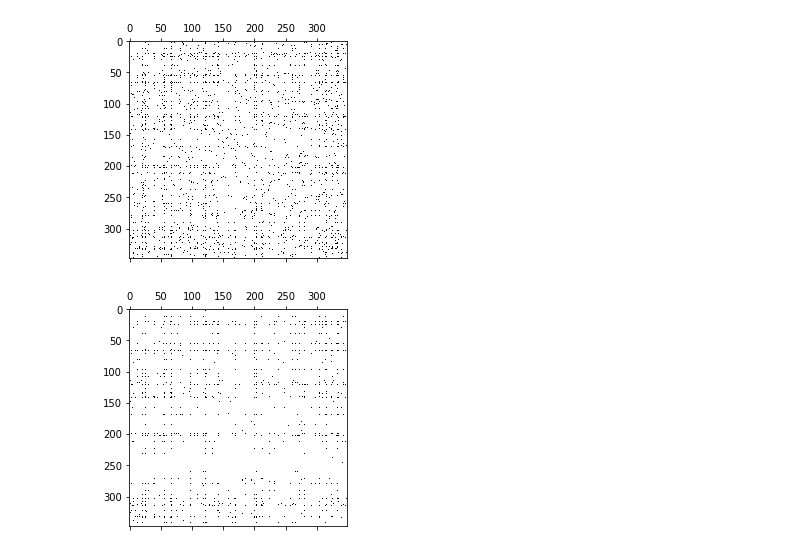
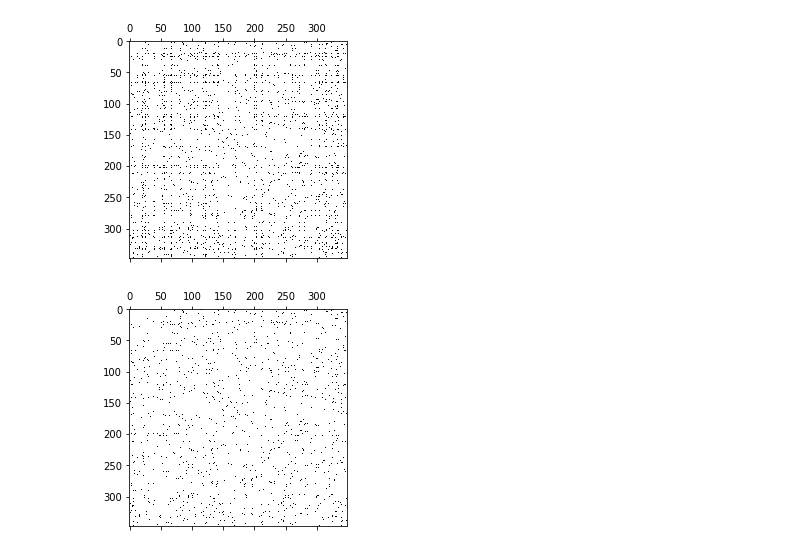
Before and after one commit to barbafrank/LCP_projects_Y2, a Jupyter notebook: Clustering.ipynb, the cells around one changed output. Saved outputs shown, nothing was run; the diff lists cells and outputs as text; code cells hidden in the pictures.

Commit message:
changed local pagerank func to fix bug found during testing

```diff
--- a/Clustering.ipynb
+++ b/Clustering.ipynb
@@ -20,13 +20,13 @@ plt.show()
 [figure]
 # %%
 # generate the L matrix
-L = localPageRank(A, c=0.85, use_only_neighbours=True)
+L = localPageRank(A, c=0.85, return_only_neighbours=True)
 L_mat = list2matrix(L)
 plt.figure()
 plt.spy(L_mat)
 plt.show()
 # %% [output]
-[figure, old version]
+[figure, new version]
 # %%
 # test the network plot
 g = nx.Graph(A_mat)
```
Also changed, not shown: parts of 4 cells of this notebook, 2 other files.
